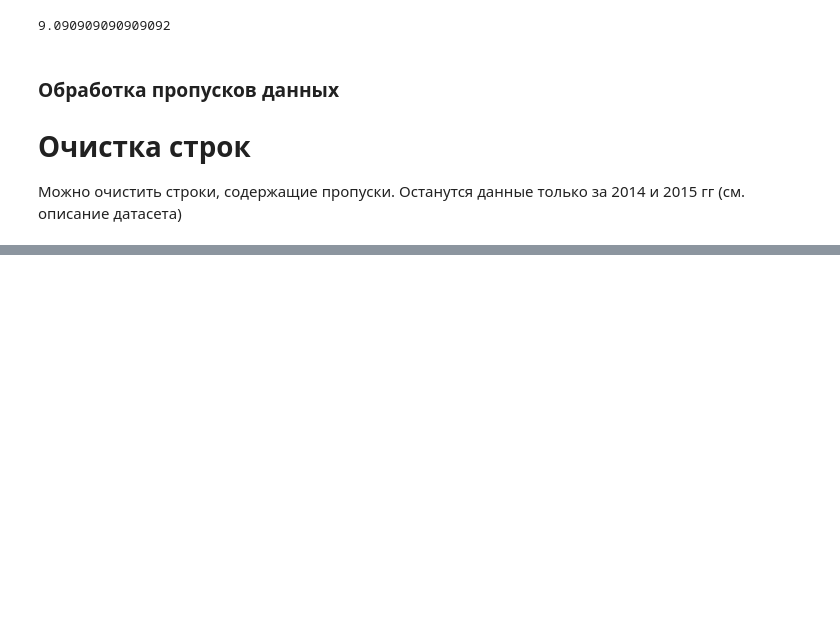
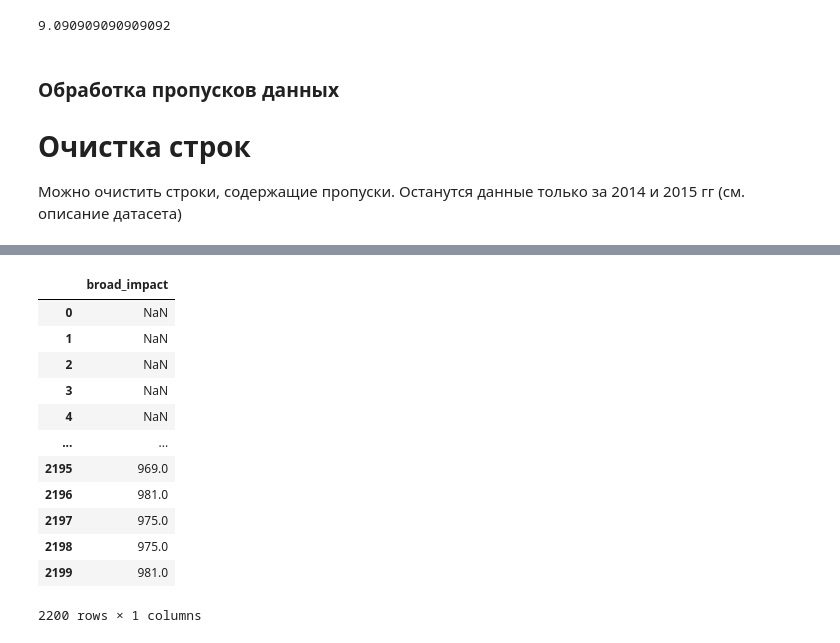
Before and after one commit to mrRoze/TMO-worked, a Jupyter notebook: TMO/Lab 2.ipynb, the cells around one changed output, grey strips where cells are left out. Cells and saved outputs as stored; diff of their text form; code cells hidden in the pictures; blank space fills up the shorter version.

```diff
--- a/TMO/Lab 2.ipynb
+++ b/TMO/Lab 2.ipynb
@@ -97,0 +140,18 @@ matplotlib_inline.backend_inline.set_matplotlib_formats("retina")
+# %%
+# Фильтр по колонкам с пропущенными значениями
+data_num = data[num_cols]
+data_num
+# %% [output]
+|  | broad_impact |
+| 0 | NaN |
+| 1 | NaN |
+| 2 | NaN |
+| 3 | NaN |
+| 4 | NaN |
+| ... | ... |
+| 2195 | 969.0 |
+| 2196 | 981.0 |
+| 2197 | 975.0 |
+| 2198 | 975.0 |
+| 2199 | 981.0 |
+2200 rows × 1 columns
```
Also changed, not shown: parts of 7 cells of this notebook.
